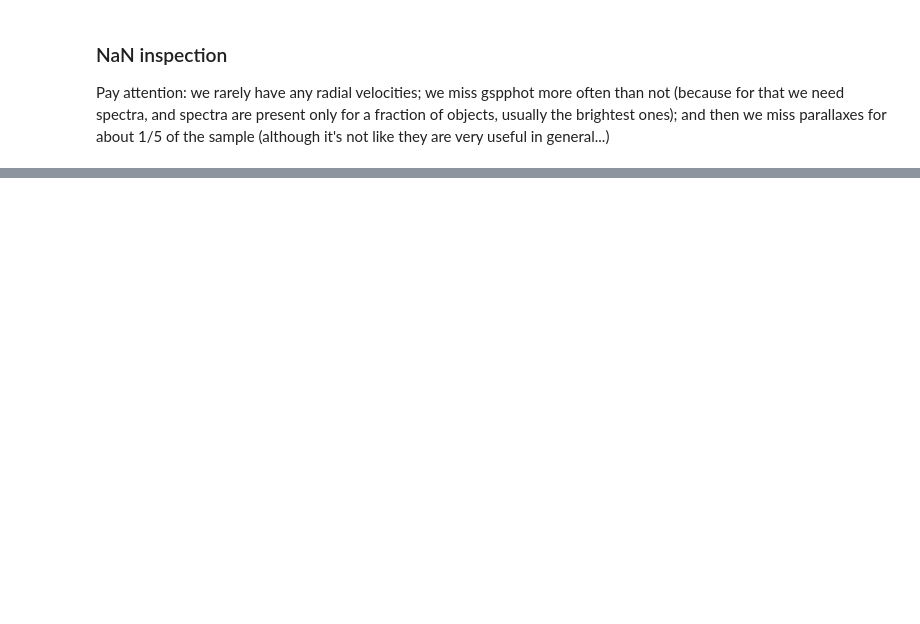
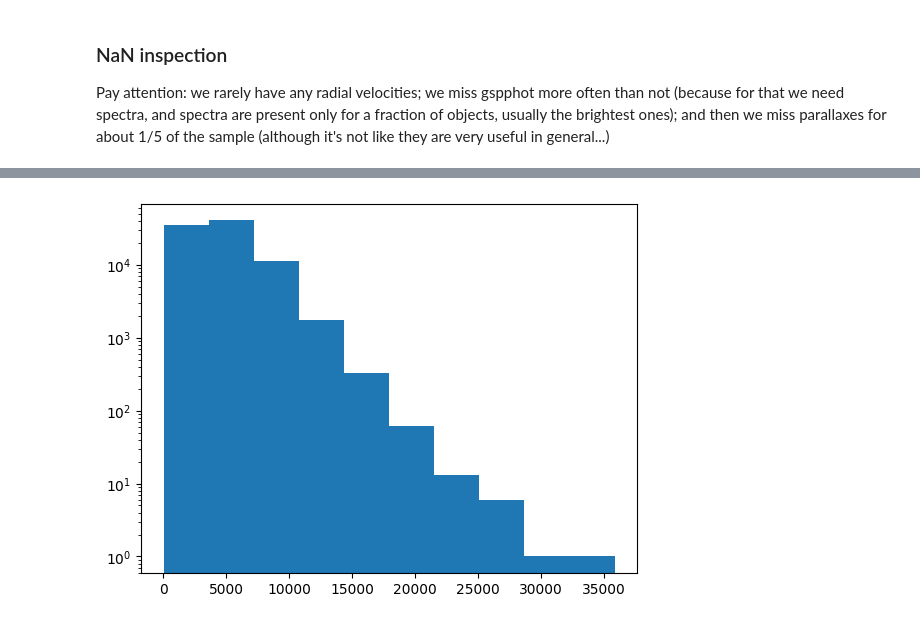
Before and after one commit to ShrRa/gaia_vis, a Jupyter notebook: 02_inspection/01_summary_report.ipynb, the cells around one changed output, grey strips where cells are left out. Saved outputs shown, nothing was run; the diff lists cells and outputs as text; code cells hidden in the pictures; blank space fills up the shorter version.

```diff
--- a/02_inspection/01_summary_report.ipynb
+++ b/02_inspection/01_summary_report.ipynb
@@ -115,0 +136,4 @@ ax.legend()
+# %%
+plt.hist(df['r_med_photogeo'],log=True,label='BJ distance');
+# %% [output]
+[figure, added]
```
Also changed, not shown: parts of 12 cells of this notebook, 1 other file.
